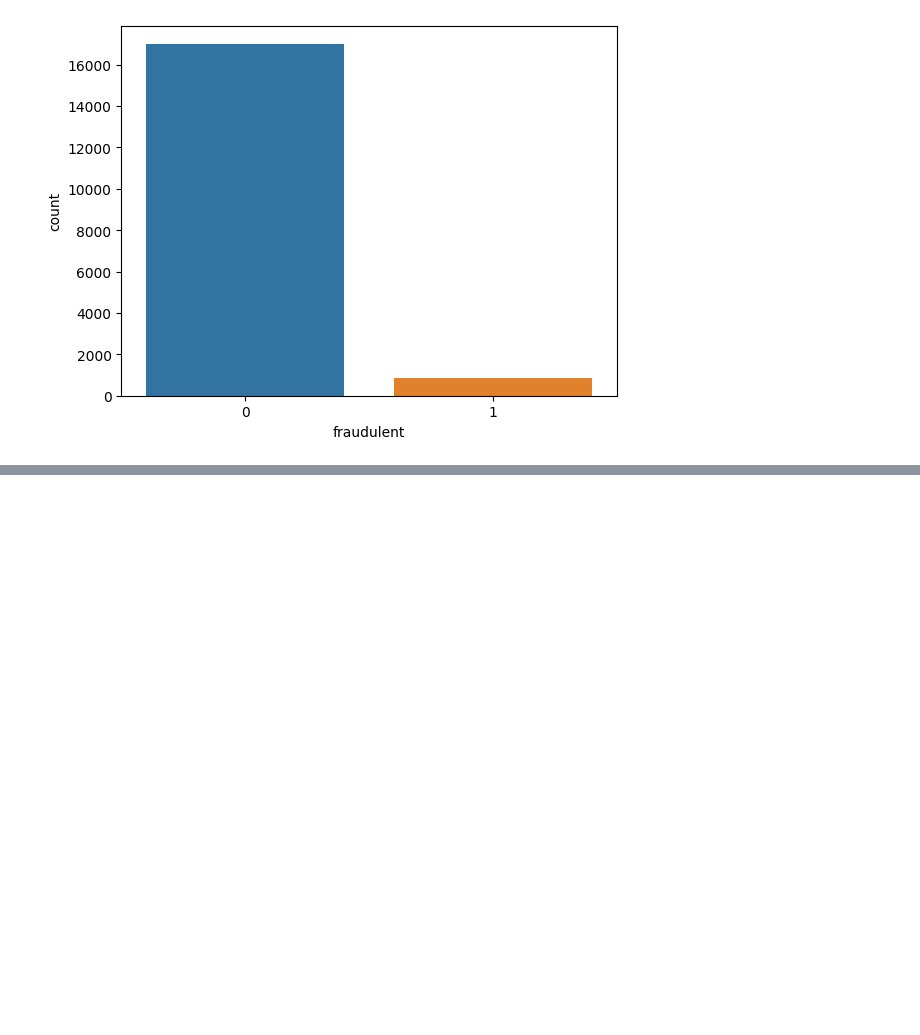
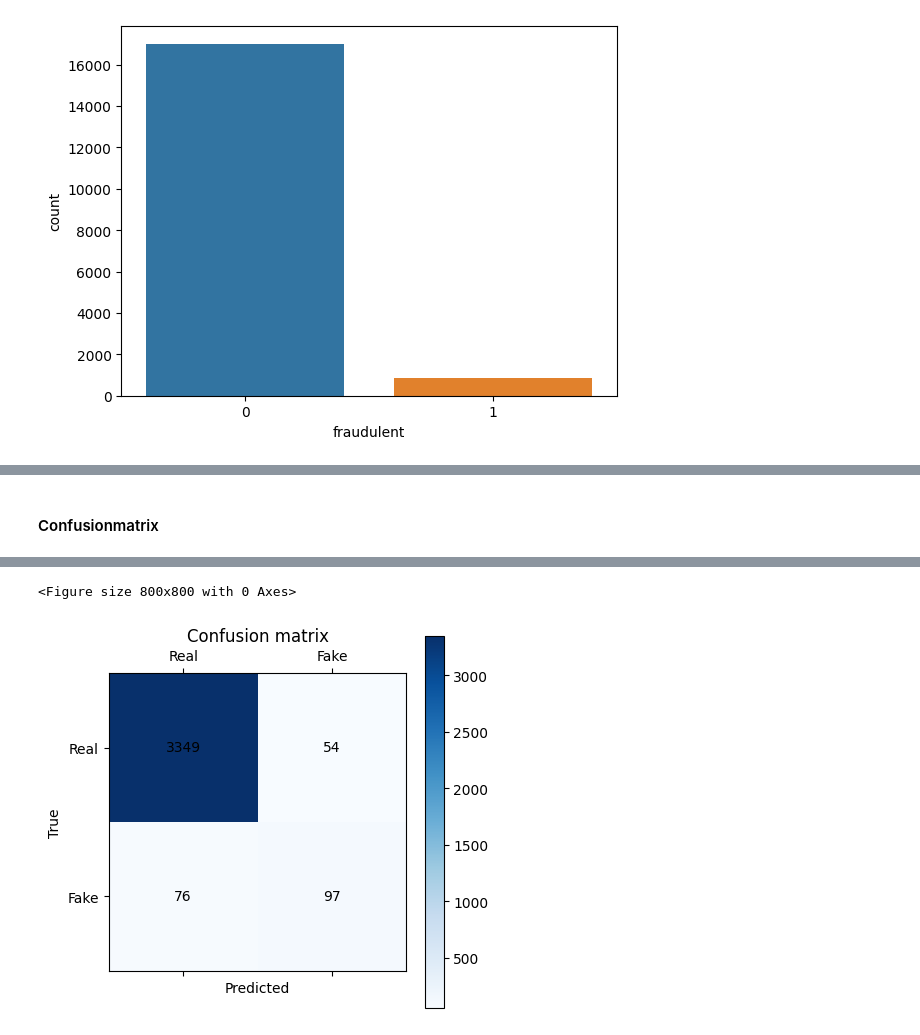
Before and after one commit to schneialexan/deep-learning, a Jupyter notebook: Hausaufgaben/Blatt 2/02_01_fake_jobs.ipynb, the cells around one changed output, grey strips where cells are left out. Saved outputs shown, nothing was run; the diff lists cells and outputs as text; code cells hidden in the pictures; blank space fills up the shorter version.

Commit message:
confusion matrix and small optimizations

```diff
--- a/Hausaufgaben/Blatt 2/02_01_fake_jobs.ipynb
+++ b/Hausaufgaben/Blatt 2/02_01_fake_jobs.ipynb
@@ -63,8 +65,8 @@ sc = StandardScaler()
 X = sc.fit_transform(X)
 
 # Split the dataset into train, validation, and test sets
-X_train, X_test, y_train, y_test = train_test_split(X, y, test_size=0.2, random_state=42)
-X_train, X_val, y_train, y_val = train_test_split(X_train, y_train, test_size=0.2, random_state=42)
+X_train, X_test, y_train, y_test = train_test_split(X, y, test_size=0.2, random_state=42, stratify=y)
+X_train, X_val, y_train, y_val = train_test_split(X_train, y_train, test_size=0.2, random_state=42, stratify=y_train)
 # %%
 # Define the model architecture
 model = Sequential([
@@ -109,0 +112,24 @@ Test accuracy: 0.9633668661117554
+# %% [markdown]
+#### Confusionmatrix
+# %%
+y_pred = model.predict(X_test)
+y_pred = (y_pred > 0.5).astype(int)  # Convert probabilities to binary predictions
+
+# Create the confusion matrix
+cm = confusion_matrix(y_test, y_pred)
+
+# Create a plot of the confusion matrix
+labels = ['Real', 'Fake']
+fig = plt.figure(figsize=(8,8))
+plt.matshow(cm, cmap=plt.cm.Blues)
+plt.colorbar()
+plt.title('Confusion matrix')
+plt.xticks([0,1], labels)
+plt.yticks([0,1], labels)
+plt.xlabel('Predicted')
+plt.ylabel('True')
+for i in range(2):
+    for j in range(2):
+        plt.text(j, i, str(cm[i][j]), ha='center', va='center', color='black')
+plt.show();
+# %% [output]
@@ -109,0 +137,2 @@ Test accuracy: 0.9633668661117554
+<Figure size 800x800 with 0 Axes>
+[figure, added]
```
Also changed, not shown: parts of 4 cells of this notebook, 1 other file.
